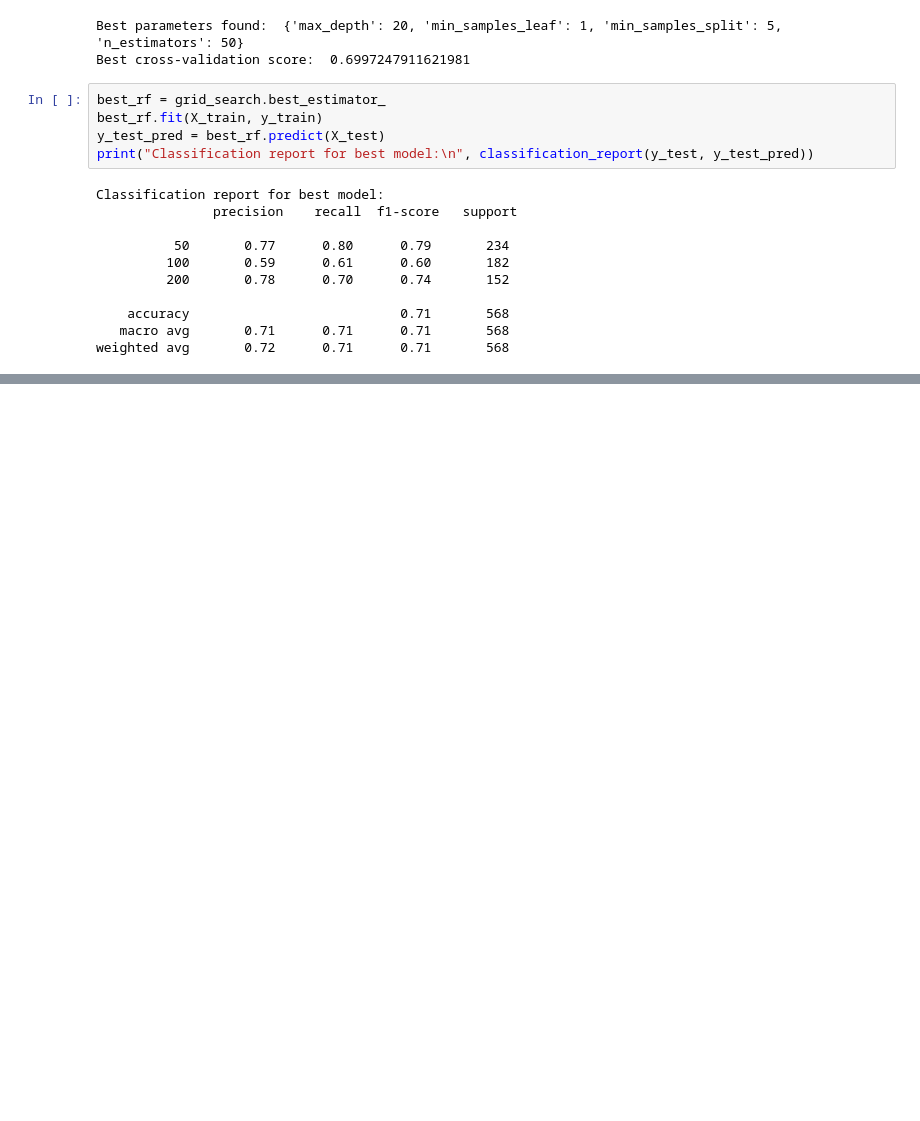
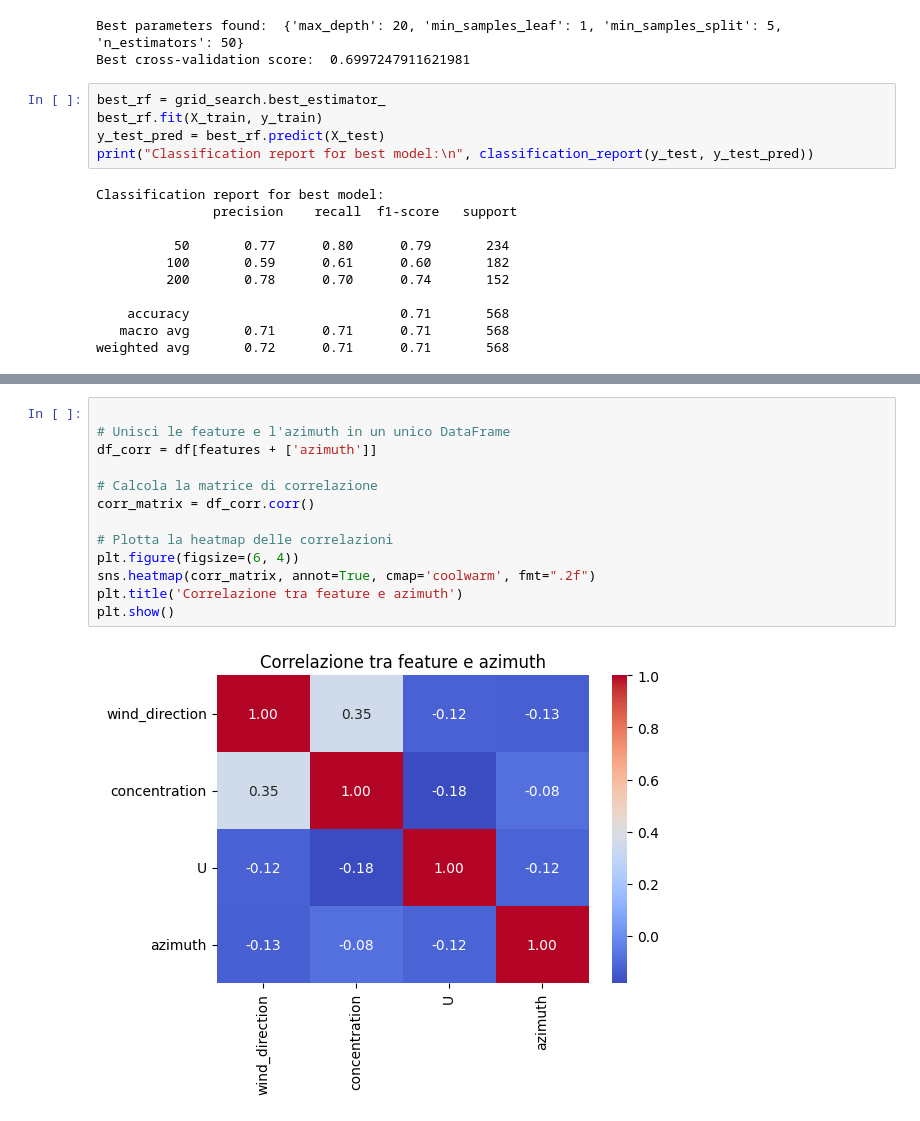
Before and after one commit to gviglione/DataAnalyticsProject, a Jupyter notebook: src/random_forest.ipynb, the cells around one changed output, grey strips where cells are left out. Cells and saved outputs as stored; diff of their text form; blank space fills up the shorter version.

```diff
--- a/src/random_forest.ipynb
+++ b/src/random_forest.ipynb
@@ -282,0 +336,15 @@ plt.show()
+# %%
+
+# Unisci le feature e l'azimuth in un unico DataFrame
+df_corr = df[features + ['azimuth']]
+
+# Calcola la matrice di correlazione
+corr_matrix = df_corr.corr()
+
+# Plotta la heatmap delle correlazioni
+plt.figure(figsize=(6, 4))
+sns.heatmap(corr_matrix, annot=True, cmap='coolwarm', fmt=".2f")
+plt.title('Correlazione tra feature e azimuth')
+plt.show()
+# %% [output]
+[figure, added]
```
Also changed, not shown: parts of 13 cells of this notebook, 1 other file.
